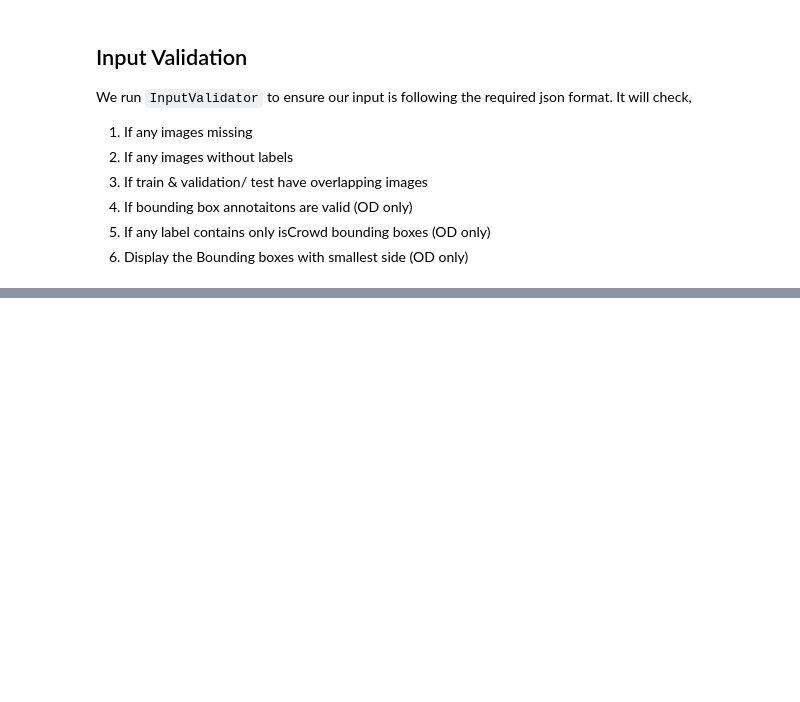
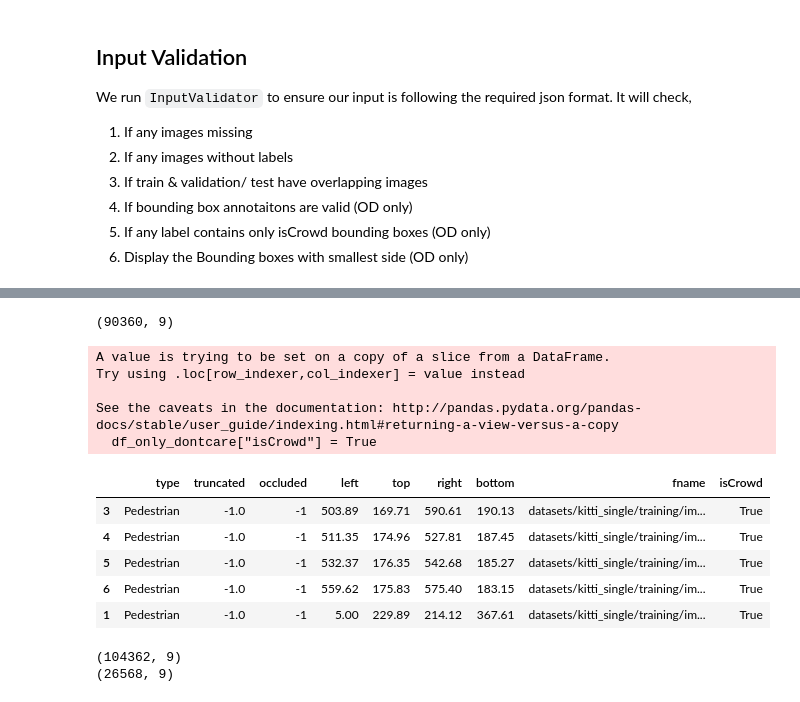
Before and after one commit to yoyolin/medium-blog-kitti, a Jupyter notebook: 0.Kitti_Dataset_Preparation.ipynb, the cells around one changed output, grey strips where cells are left out. Saved outputs shown, nothing was run; the diff lists cells and outputs as text; code cells hidden in the pictures; blank space fills up the shorter version.

```diff
--- a/0.Kitti_Dataset_Preparation.ipynb
+++ b/0.Kitti_Dataset_Preparation.ipynb
@@ -400,32 +447,31 @@ TODO - don't read on as they are random code blocks at this moment
 # %%
-# def calc_iou(bbox_non_crowd, bbox_is_crowd):
-#     b1_x1, b1_x2 = bbox_non_crowd["topX"], bbox_non_crowd["bottomX"]
-#     b1_y1, b1_y2 = bbox_non_crowd["topY"], bbox_non_crowd["bottomY"]
+dontcares = []
+df_only_dontcare["isCrowd"] = True
+for label in df_without_dontcare["type"].unique():
+    df_dontcare_new_type = df_only_dontcare.copy()
+    df_dontcare_new_type["type"] = label
+    dontcares.append(df_dontcare_new_type)
 
-#     b2_x1, b2_x2 = bbox_is_crowd["topX"], bbox_is_crowd["bottomX"]
-#     b2_y1, b2_y2 = bbox_is_crowd["topY"], bbox_is_crowd["bottomY"]
-
-#     inter = max(min(b1_x2, b2_x2) - max(b1_x1, b2_x1), 0) * \
-#             max(min(b1_y2, b2_y2) - max(b1_y1, b2_y1), 0)
-
-#     union = (b1_x2 - b1_x1) * (b1_y2 - b1_y1) # non_crowd region
-#     return inter/union
-# bbox_non_crowd = train_df_normal.iloc[0]
-# bbox_is_crowd = train_df_dontcare.iloc[0]
-# print("iou = ", calc_iou(bbox_non_crowd, bbox_is_crowd))
-# print(bbox_non_crowd, bbox_is_crowd)
+df_only_dontcare_new = pd.concat(dontcares, axis = 0)
+print(df_only_dontcare_new.shape)
+df_only_dontcare_new.head()
+# %% [output]
+(90360, 9)
+A value is trying to be set on a copy of a slice from a DataFrame.
+Try using .loc[row_indexer,col_indexer] = value instead
+
+See the caveats in the documentation: http://pandas.pydata.org/pandas-docs/stable/user_guide/indexing.html#returning-a-view-versus-a-copy
+  df_only_dontcare["isCrowd"] = True
+|  | type | truncated | occluded | left | top | right | bottom | fname | isCrowd |
+| 3 | Pedestrian | -1.0 | -1 | 503.89 | 169.71 | 590.61 | 190.13 | datasets/kitti_single/training/im... | True |
+| 4 | Pedestrian | -1.0 | -1 | 511.35 | 174.96 | 527.81 | 187.45 | datasets/kitti_single/training/im... | True |
+| 5 | Pedestrian | -1.0 | -1 | 532.37 | 176.35 | 542.68 | 185.27 | datasets/kitti_single/training/im... | True |
+| 6 | Pedestrian | -1.0 | -1 | 559.62 | 175.83 | 575.40 | 183.15 | datasets/kitti_single/training/im... | True |
+| 1 | Pedestrian | -1.0 | -1 | 5.00 | 229.89 | 214.12 | 367.61 | datasets/kitti_single/training/im... | True |
 # %%
-# # based on fname:
-# # calculate iou with every of non_crowd
-# # get maximum number
-# import collections
-# non_zero_ious = collections.defaultdict(list)
-# for fname in train_df_dontcare["fname"].unique():
-#     # obtain subset of normal bounding boxes
-#     normal_bboxes = train_df_normal[train_df_normal["fname"] == fname]
-#     dontcare_bboxes = train_df_dontcare[train_df_dontcare["fname"] == fname]
-#     for _, bbox_is_crowd in dontcare_bboxes.iterrows():
-#         for _, bbox_non_crowd in normal_bboxes.iterrows():
-#             iou = calc_iou(bbox_non_crowd, bbox_is_crowd)
-#             if iou > 0 and not bbox_non_crowd["isCrowd"]:
-#                 non_zero_ious[fname].append(iou)
+df_input_enhanced = pd.concat([df_without_dontcare, df_only_dontcare_new], axis = 0)
+ml_stratifier_new = Multilabel_Stratifier(df_input_enhanced, "type", "fname")
+train_df_new, val_df_new = ml_stratifier_new.pipeline()
+# %% [output]
+(104362, 9)
+(26568, 9)
```
Also changed, not shown: parts of 29 cells of this notebook.
